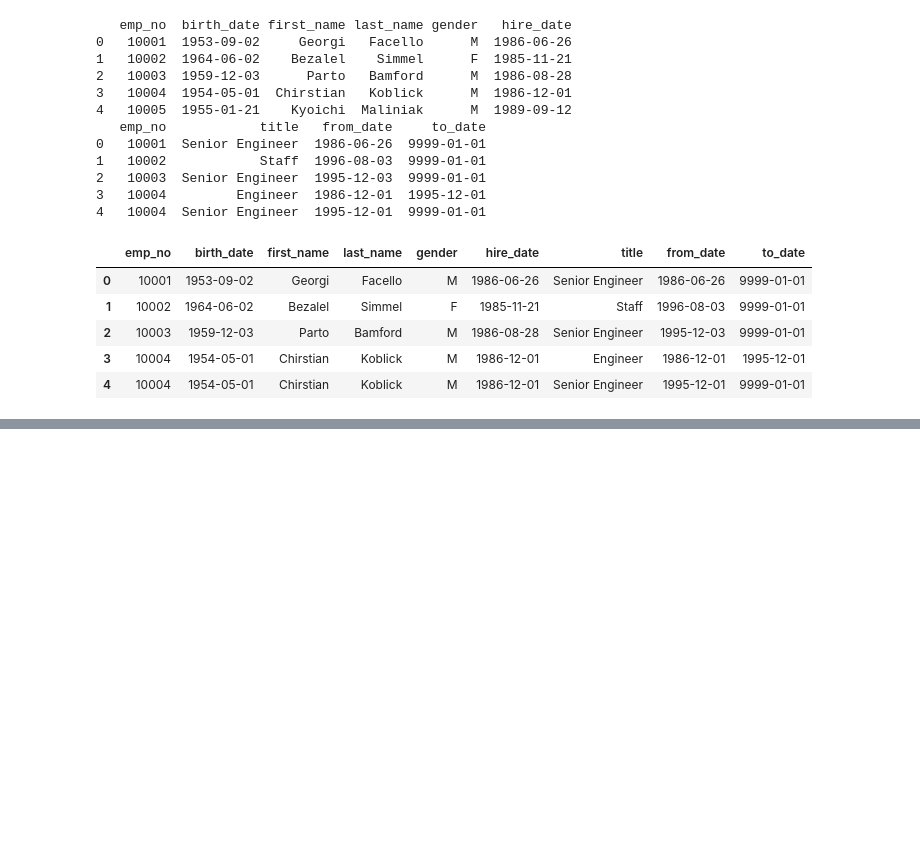
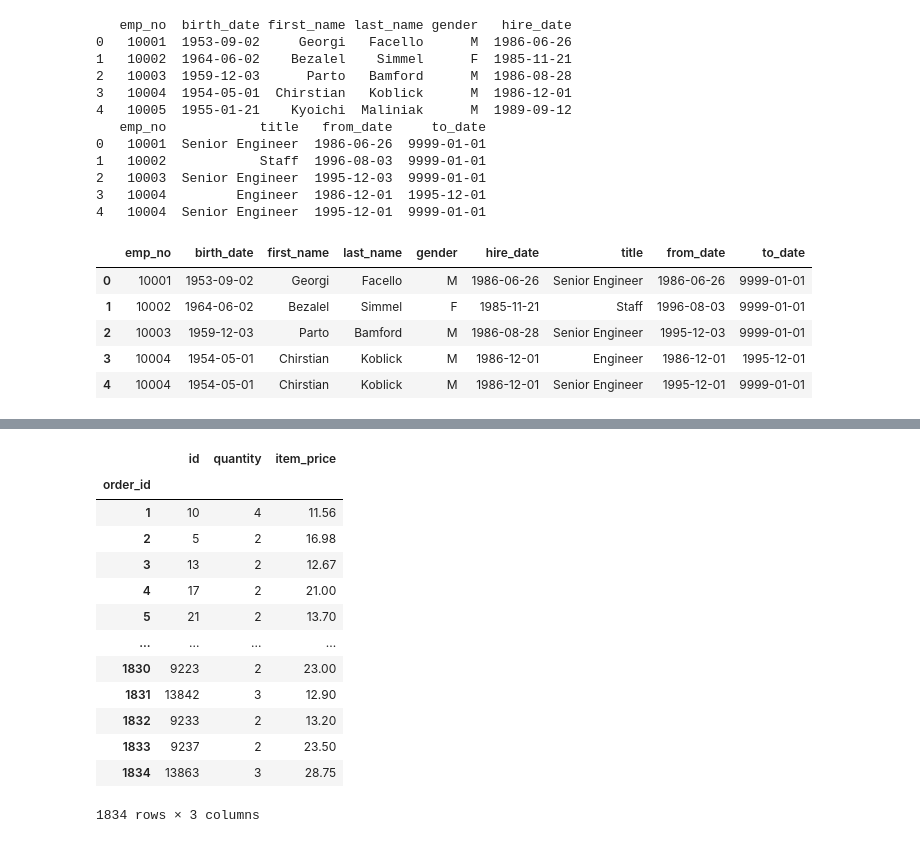
Before and after one commit to RyvynYoung/numpy-pandas-visualization-exercises, a Jupyter notebook: advanced_dataframes.ipynb, the cells around one changed output, grey strips where cells are left out. Cells and saved outputs as stored; diff of their text form; code cells hidden in the pictures; blank space fills up the shorter version.

```diff
--- a/advanced_dataframes.ipynb
+++ b/advanced_dataframes.ipynb
@@ -220,3 +283,12 @@ OverflowError: Python int too large to convert to C long
 # %%
 # 4. Use your get_db_url function to help you explore the data from the chipotle database.
 # Use the data to answer the following questions:
+
+
+query_chip = '''select * from orders'''
+# url function
+url = get_db_url('chipotle')
+# assign table to df
+chipdf = pd.read_sql(query_chip, url)
+
+chipdf.head()
@@ -228,0 +302,36 @@ OverflowError: Python int too large to convert to C long
+# %%
+# 4.a. What is the total price for each order?
+
+# dtype item_price
+type(chipdf.item_price[1])
+
+# clean and change item_price to float
+# exobrain https://www.kite.com/python/answers/how-to-convert-a-pandas-dataframe-column-of-strings-to-floats-in-python
+chipdf.item_price = chipdf.item_price.str.replace('$', '')
+# example: df["A"] = pd.to_numeric(df["A"], downcast="float")
+chipdf['item_price'] = pd.to_numeric(chipdf['item_price'], downcast='float')
+
+# review of data and basic knowledge of Chipotle pricing indicates that item_price is already inclusive of
+# quantity * base item price
+
+# continued below
+# %%
+# 4.a. continued
+
+# group by order_id and sum -- quantity is # of items, item_price is order total $
+chipdf.groupby('order_id').sum()
+# %% [output]
+|  | id | quantity | item_price |
+| order_id |  |  |  |
+| 1 | 10 | 4 | 11.56 |
+| 2 | 5 | 2 | 16.98 |
+| 3 | 13 | 2 | 12.67 |
+| 4 | 17 | 2 | 21.00 |
+| 5 | 21 | 2 | 13.70 |
+| ... | ... | ... | ... |
+| 1830 | 9223 | 2 | 23.00 |
+| 1831 | 13842 | 3 | 12.90 |
+| 1832 | 9233 | 2 | 13.20 |
+| 1833 | 9237 | 2 | 23.50 |
+| 1834 | 13863 | 3 | 28.75 |
+1834 rows × 3 columns
```
Also changed, not shown: parts of 13 cells of this notebook.
